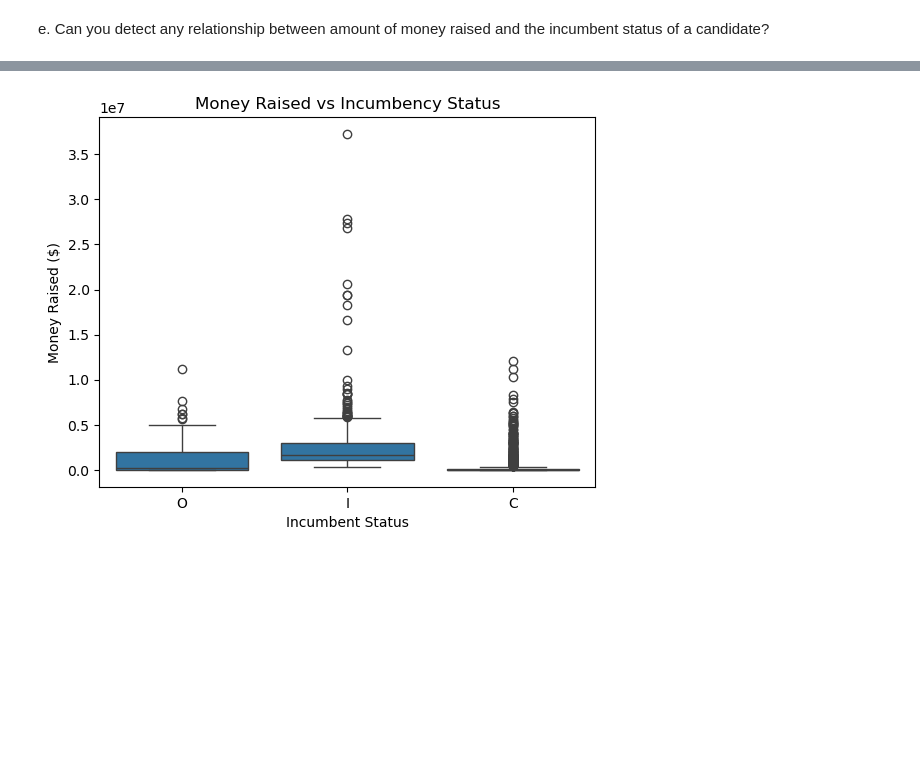
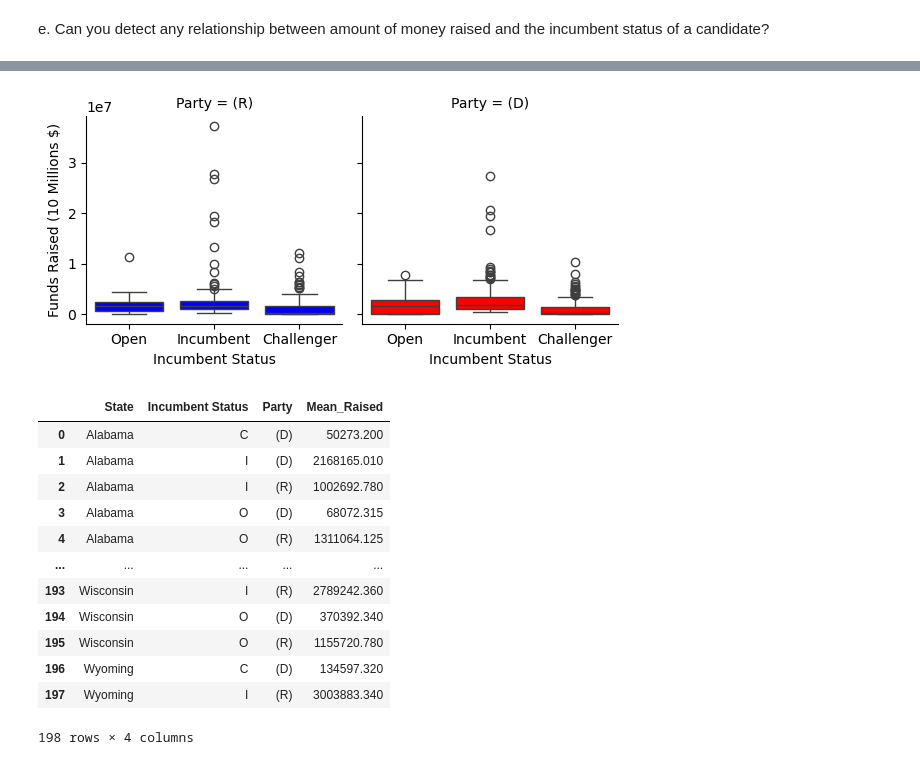
Before and after one commit to nss-data-science-cohort-8/open-secrets-skittles, a Jupyter notebook: notebooks/ZH_Money_Raised_vs_Incumbent_Status.ipynb, the cells around one changed output, grey strips where cells are left out. Cells and saved outputs as stored; diff of their text form; code cells hidden in the pictures; blank space fills up the shorter version.

```diff
--- a/notebooks/ZH_Money_Raised_vs_Incumbent_Status.ipynb
+++ b/notebooks/ZH_Money_Raised_vs_Incumbent_Status.ipynb
@@ -16,7 +16,7 @@ from data.Skittles_collection import state_code_df, get_all_districts
 #state_code_df();
 #get_all_districts().to_csv('../open-secrets-skittles/data/States_df.csv', index = False)
 # %%
-States_df = pd.read_csv('../open-secrets-skittles/data/States_df.csv')
+States_df = pd.read_csv('data/States_clean_df.csv')
 # %%
 States_df['Party'] = States_df['FirstLastP'].str.split(' ').str[-1]
 # %%
@@ -38,2 +38,3 @@ States_df
 # %%
-States_df.columns
+States_df = States_df.rename(columns = {'CRPICO':'Incumbent Status'})
+States_df = States_df[States_df['Raised'] > 0]
@@ -53,3 +47,10 @@ def clean_data(dataframe):
     return dataframe
 # %% [markdown]
 e. Can you detect any relationship between amount of money raised and the incumbent status of a candidate?
+# %%
+incumbent = States_df[States_df['Incumbent Status'] == 'I']
+open = States_df[States_df['Incumbent Status'] == 'O']
+challenger = States_df[States_df['Incumbent Status'] == 'C']
+
+party_states = States_df[(States_df['Party'] == '(D)') | (States_df['Party'] == '(R)')]
+party_states
@@ -83,9 +111,18 @@ s = inc_status_vs_cash_df.columns.tolist()
 # %%
-sns.barplot(x='Incumbent Status', y='Raised', data = inc_status_vs_cash_df)
+g = sns.FacetGrid(party_states, col= 'Party')
+g.map(sns.barplot, 'Incumbent Status', 'Raised')
+g.set_axis_labels('Incumbent Status', 'Funds Raised')
+g.set_titles('Incumbent Fund Raising Comparison by Party')
 
+row_colors = ['blue','red']
+for ax, color in zip(g.axes.flat, row_colors):
+    for patch in ax.patches:
+        patch.set_facecolor(color)
+
+
+ax.yaxis.set_major_formatter('${x:,.0f}')
+plt.yticks(rotation=45)
 plt.xticks(ticks=['O','I','C'], labels=['Open', 'Incumbent', 'Challenger'])
-plt.title('Money Raised vs Incumbency Status')
-plt.xlabel('Incumbent Status')
-plt.ylabel('Money Raised ($)')
 plt.show()
+g.savefig('C:/Users/Gubbz/Documents/NSS/NSS_Projects/open-secrets-skittles/images/IncumbentStatus_vs_MoneyRaised_Barplot.png', dpi=150)
 # %% [output]
@@ -93,8 +130,15 @@ plt.show()
 # %%
-sns.boxplot(y='Raised',x='Incumbent Status', data=inc_status_vs_cash_df)
-plt.title('Money Raised vs Incumbency Status')
-plt.xlabel('Incumbent Status')
-plt.ylabel('Money Raised ($)')
+gg = sns.FacetGrid(party_states, col= 'Party', margin_titles=True)
+gg.map(sns.boxplot, 'Incumbent Status', 'Raised')
+gg.set_axis_labels('Incumbent Status', 'Funds Raised (10 Millions $)')
+
+row_colors = ['blue','red']
+for ax, color in zip(gg.axes.flat, row_colors):
+    for patch in ax.patches:
+        patch.set_facecolor(color)
+
+plt.xticks(ticks=['O','I','C'], labels=['Open', 'Incumbent', 'Challenger'])
 plt.show()
+gg.savefig('C:/Users/Gubbz/Documents/NSS/NSS_Projects/open-secrets-skittles/images/IncumbentStatus_vs_MoneyRaised_Boxplot.png', dpi=150)
 # %% [output]
-[figure, old version]
+[figure, new version]
@@ -102,0 +145,17 @@ normalized_df = inc_status_vs_cash_df.div()
+# %%
+raised_means = party_states.groupby(['State','Incumbent Status', 'Party']).agg({'Raised':'mean'}).reset_index().rename(columns = {'Raised':'Mean_Raised'})
+raised_means
+# %% [output]
+|  | State | Incumbent Status | Party | Mean_Raised |
+| 0 | Alabama | C | (D) | 50273.200 |
+| 1 | Alabama | I | (D) | 2168165.010 |
+| 2 | Alabama | I | (R) | 1002692.780 |
+| 3 | Alabama | O | (D) | 68072.315 |
+| 4 | Alabama | O | (R) | 1311064.125 |
+| ... | ... | ... | ... | ... |
+| 193 | Wisconsin | I | (R) | 2789242.360 |
+| 194 | Wisconsin | O | (D) | 370392.340 |
+| 195 | Wisconsin | O | (R) | 1155720.780 |
+| 196 | Wyoming | C | (D) | 134597.320 |
+| 197 | Wyoming | I | (R) | 3003883.340 |
+198 rows × 4 columns
```
Also changed, not shown: parts of 16 cells of this notebook, 9 other files.
